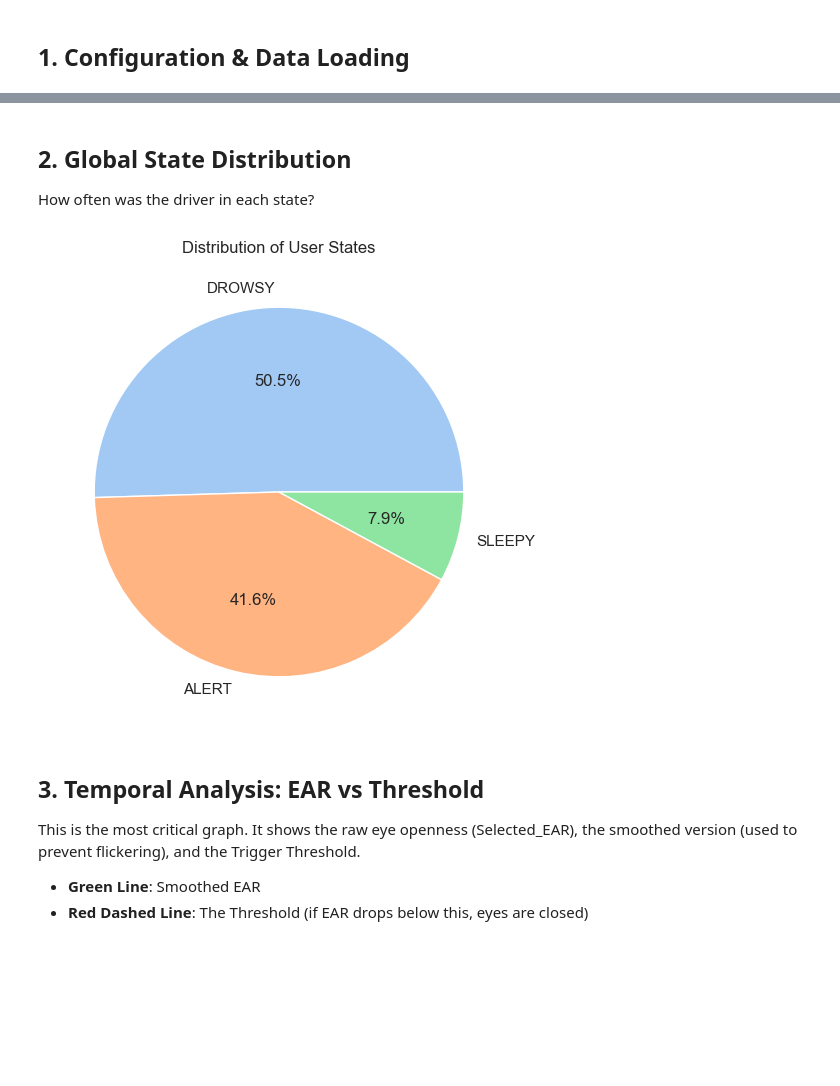
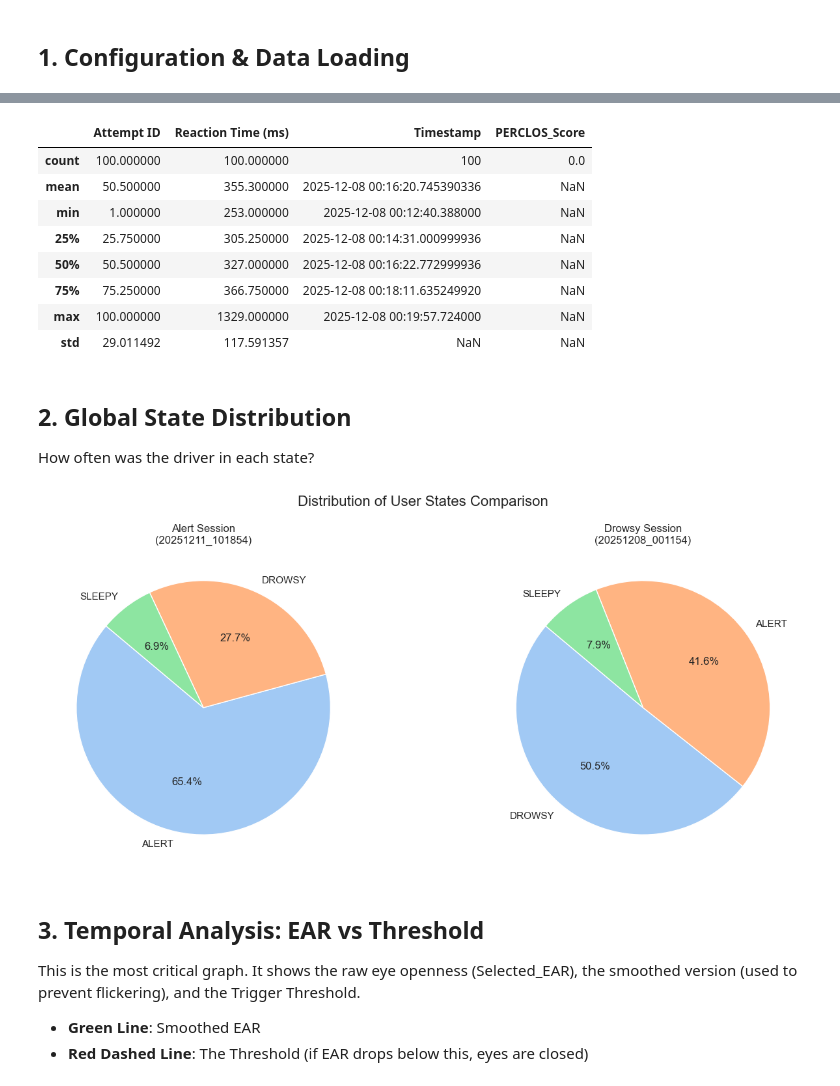
Before and after one commit to jjlukose55/Data_Collection_Final_Project, a Jupyter notebook: DataAnalysis_FinalProject.ipynb, the cells around one changed output, grey strips where cells are left out. Drawn from its saved outputs; the diff is of its cells as text; code cells hidden in the pictures; blank space fills up the shorter version.

Commit message:
updated notebook to be a comparison

```diff
--- a/DataAnalysis_FinalProject.ipynb
+++ b/DataAnalysis_FinalProject.ipynb
@@ -22,4 +22,9 @@ sns.set_theme(style="whitegrid")
 plt.rcParams['figure.figsize'] = [12, 6]
 # %% [markdown]
 ## 1. Configuration & Data Loading
+# %%
+# --- USER CONFIGURATION ---
+DATA_DIR = './data/'                  # Path to data directory
+ALERT_ID = '20251211_101854'          # ID for Alert Session
+DROWSY_ID = '20251208_001154'         # ID for Drowsy Session
 # %%
@@ -135,17 +195,42 @@ Lapses detected (> 500ms): 3
+# %%
+drowsy.merged_df.describe()
+# %% [output]
+|  | Attempt ID | Reaction Time (ms) | Timestamp | PERCLOS_Score |
+| count | 100.000000 | 100.000000 | 100 | 0.0 |
+| mean | 50.500000 | 355.300000 | 2025-12-08 00:16:20.745390336 | NaN |
+| min | 1.000000 | 253.000000 | 2025-12-08 00:12:40.388000 | NaN |
+| 25% | 25.750000 | 305.250000 | 2025-12-08 00:14:31.000999936 | NaN |
+| 50% | 50.500000 | 327.000000 | 2025-12-08 00:16:22.772999936 | NaN |
+| 75% | 75.250000 | 366.750000 | 2025-12-08 00:18:11.635249920 | NaN |
+| max | 100.000000 | 1329.000000 | 2025-12-08 00:19:57.724000 | NaN |
+| std | 29.011492 | 117.591357 | NaN | NaN |
 # %% [markdown]
 ## 2. Global State Distribution
 How often was the driver in each state?
 # %%
-state_counts = df['State'].value_counts()
+# Create subplots: 1 row, 2 columns
+fig, axes = plt.subplots(1, 2, figsize=(14, 6))
 
-plt.figure(figsize=(6, 6))
-# Using Pandas plotting
-state_counts.plot.pie(autopct='%1.1f%%', colors=sns.color_palette('pastel'))
-plt.title('Distribution of User States')
-plt.ylabel('') # Hide the y-label for cleaner look
+if alert.perclos_df is not None:
+    counts_a = alert.perclos_df['State'].value_counts()
+    axes[0].pie(counts_a, labels=counts_a.index, autopct='%1.1f%%', colors=sns.color_palette('pastel'), startangle=140)
+    axes[0].set_title(f'Alert Session\n({alert.id})')
+else:
+    axes[0].text(0.5, 0.5, 'Alert Data Not Loaded', ha='center')
+
+# Check if data loaded successfully before plotting
+if drowsy.perclos_df is not None:
+    counts_d = drowsy.perclos_df['State'].value_counts()
+    axes[1].pie(counts_d, labels=counts_d.index, autopct='%1.1f%%', colors=sns.color_palette('pastel'), startangle=140)
+    axes[1].set_title(f'Drowsy Session\n({drowsy.id})')
+else:
+    axes[1].text(0.5, 0.5, 'Drowsy Data Not Loaded', ha='center')
+
+plt.suptitle("Distribution of User States Comparison", fontsize=16)
+plt.tight_layout()
 plt.show()
 # %% [output]
-[figure, old version]
+[figure, new version]
 # %% [markdown]
 ## 3. Temporal Analysis: EAR vs Threshold
 This is the most critical graph. It shows the raw eye openness (Selected_EAR), the smoothed version (used to prevent flickering), and the Trigger Threshold.
```
Also changed, not shown: parts of 18 cells of this notebook, 1 other file.
